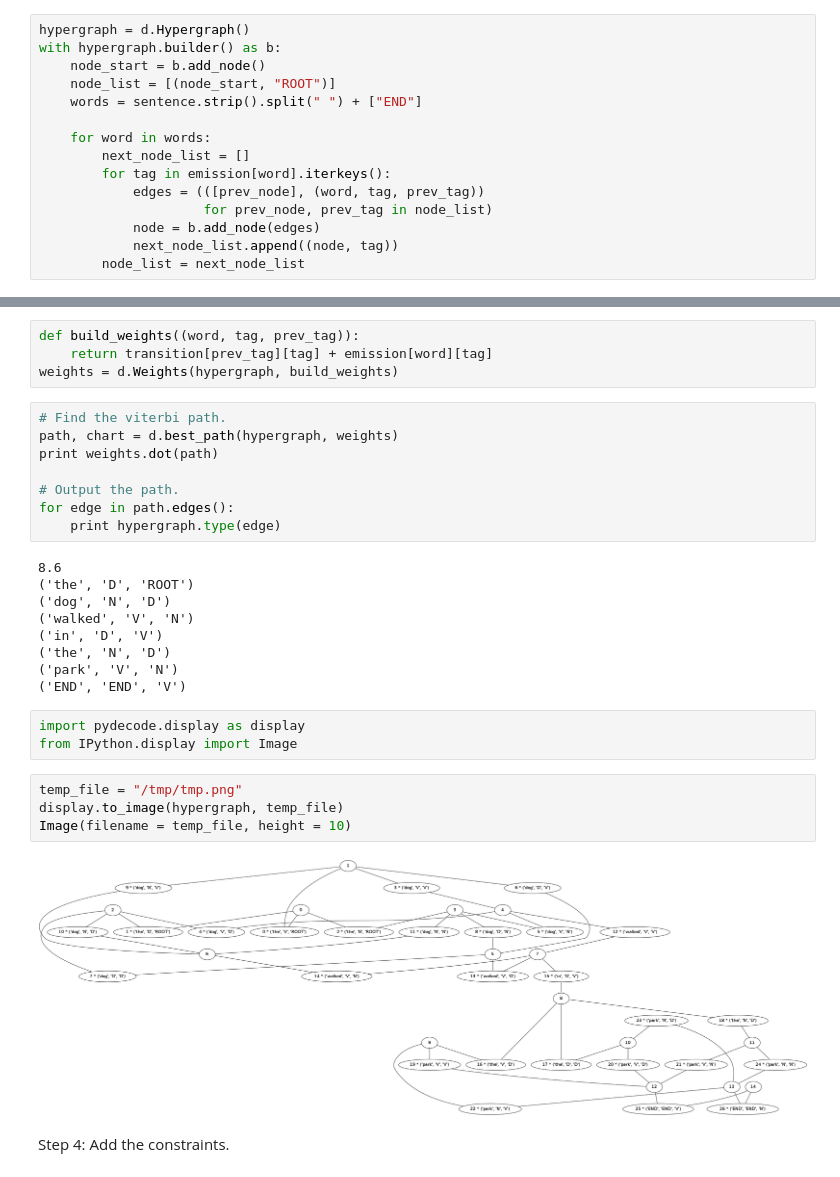
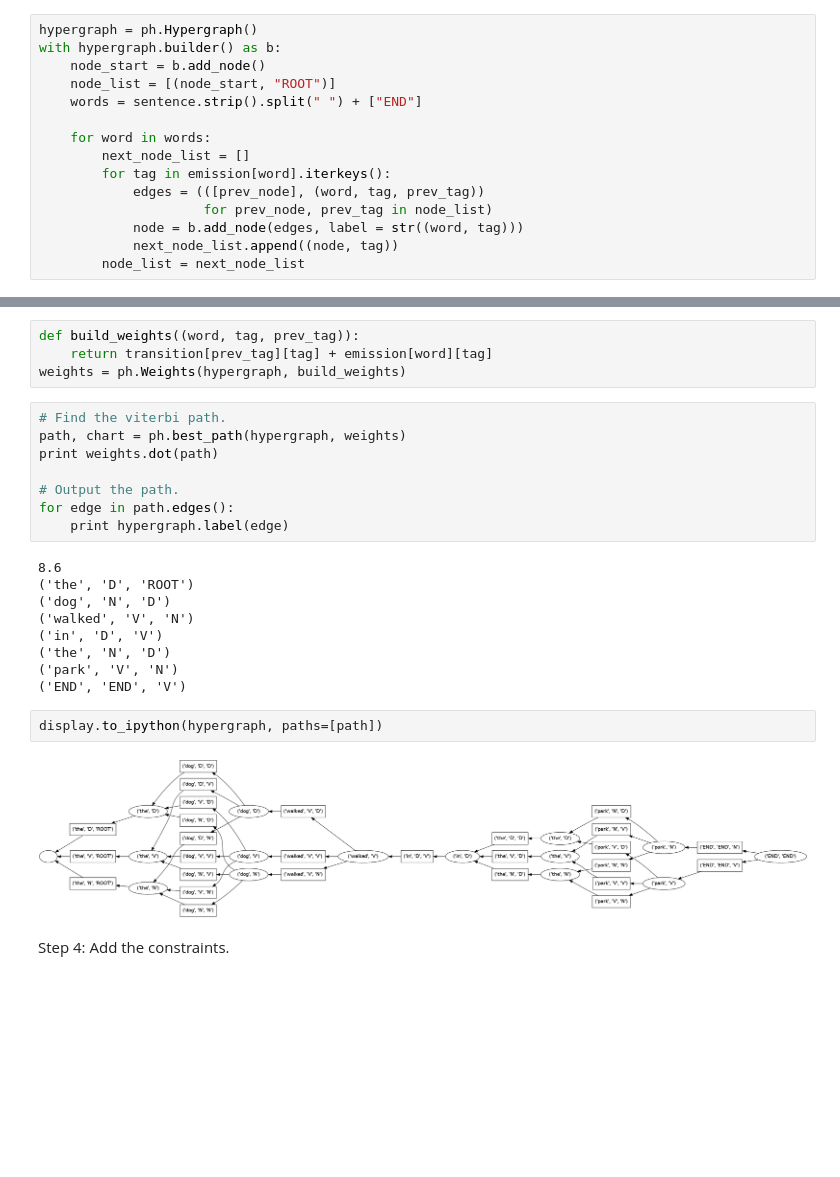
Before and after one commit to srush/PyDecode, a Jupyter notebook: notebooks/hmm.ipynb, the cells around one changed output, grey strips where cells are left out. Cells and saved outputs as stored; diff of their text form; blank space fills up the shorter version.

```diff
--- a/notebooks/hmm.ipynb
+++ b/notebooks/hmm.ipynb
@@ -33,7 +27,7 @@ sentence = 'the dog walked in the park'
 # %% [markdown]
 Step 2: Construct the hypergraph topology.
 # %%
-hypergraph = d.Hypergraph()
+hypergraph = ph.Hypergraph()
 with hypergraph.builder() as b:
     node_start = b.add_node()
     node_list = [(node_start, "ROOT")]
@@ -44,7 +38,7 @@ with hypergraph.builder() as b:
         for tag in emission[word].iterkeys():
             edges = (([prev_node], (word, tag, prev_tag))
                      for prev_node, prev_tag in node_list)
-            node = b.add_node(edges)
+            node = b.add_node(edges, label = str((word, tag)))
             next_node_list.append((node, tag))
         node_list = next_node_list
 # %% [markdown]
@@ -52,15 +46,15 @@ Step 3: Construct the weights.
 # %%
 def build_weights((word, tag, prev_tag)):
     return transition[prev_tag][tag] + emission[word][tag]
-weights = d.Weights(hypergraph, build_weights)
+weights = ph.Weights(hypergraph, build_weights)
 # %%
 # Find the viterbi path.
-path, chart = d.best_path(hypergraph, weights)
+path, chart = ph.best_path(hypergraph, weights)
 print weights.dot(path)
 
 # Output the path.
 for edge in path.edges():
-    print hypergraph.type(edge)
+    print hypergraph.label(edge)
 # %% [output]
 8.6
 ('the', 'D', 'ROOT')
@@ -70,15 +64,10 @@ for edge in path.edges():
 ('the', 'N', 'D')
 ('park', 'V', 'N')
 ('END', 'END', 'V')
-# %%
-import pydecode.display as display
-from IPython.display import Image
-# %%
-temp_file = "/tmp/tmp.png"
-display.to_image(hypergraph, temp_file)
-Image(filename = temp_file, height = 10)
-# %% [output]
-[figure, removed]
+# %%
+display.to_ipython(hypergraph, paths=[path])
+# %% [output]
+[figure, added]
 # %% [markdown]
 Step 4: Add the constraints.
 # %%
```
Also changed, not shown: parts of 9 cells of this notebook, 19 other files.
